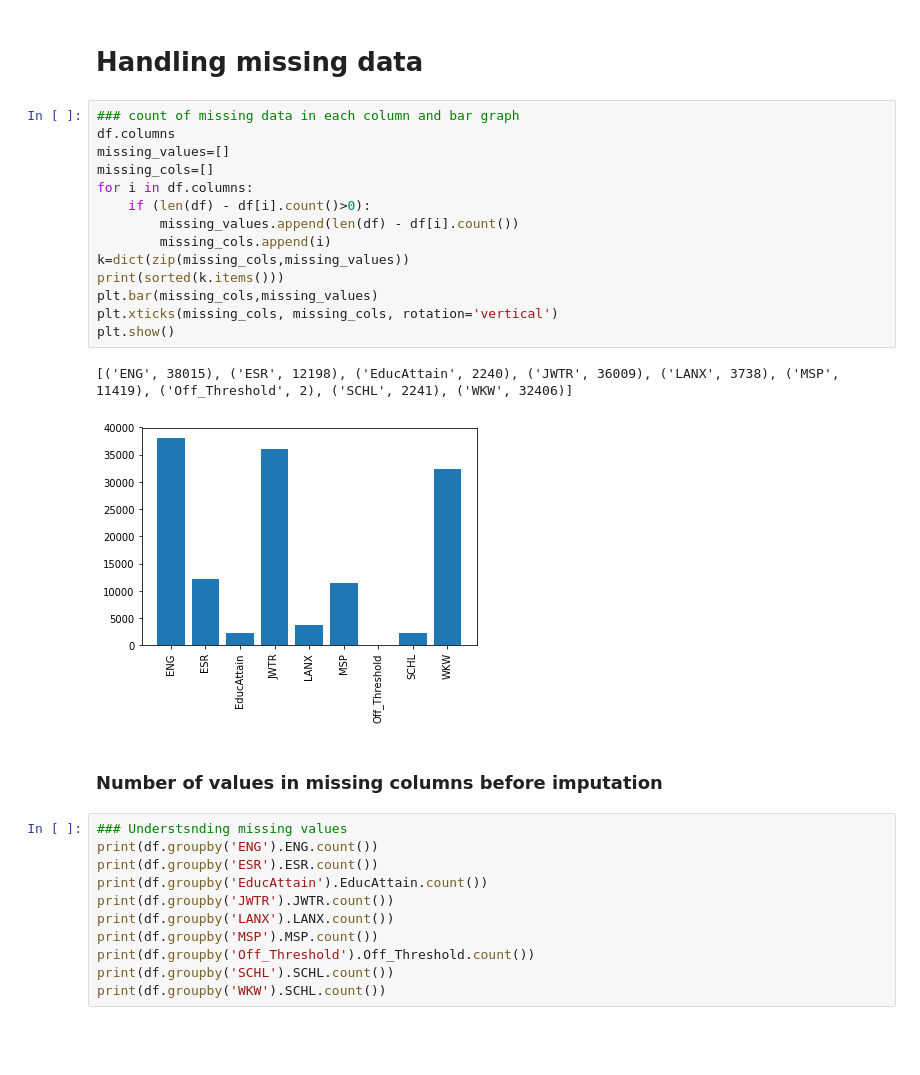
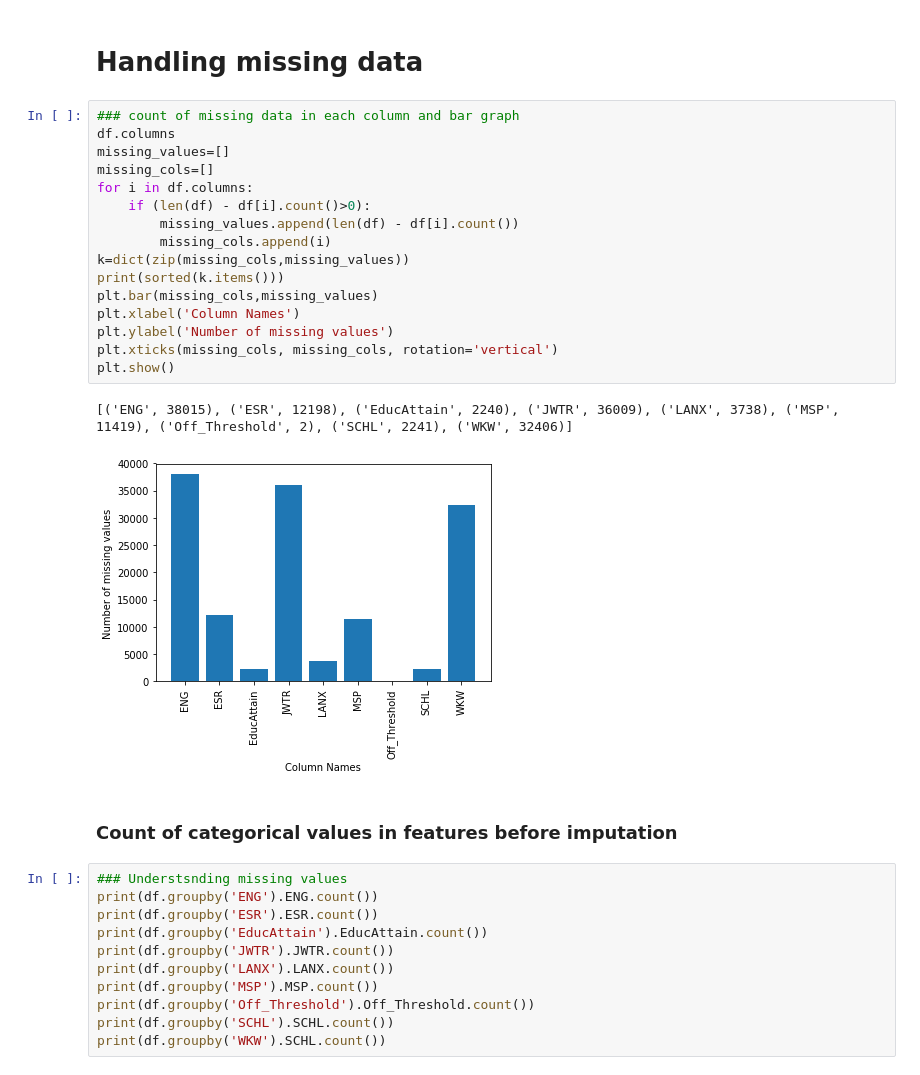
Before and after one commit to abhisheknimmakayala/Data-Mining-Project, a Jupyter notebook: Code/Project Poverty.ipynb, the cells around one changed output. Saved outputs shown, nothing was run; the diff lists cells and outputs as text; blank space fills up the shorter version.

```diff
--- a/Code/Project Poverty.ipynb
+++ b/Code/Project Poverty.ipynb
@@ -165,22 +163,24 @@ Image(graph1.create_png())
 # %%
 ### count of missing data in each column and bar graph
 df.columns
 missing_values=[]
 missing_cols=[]
 for i in df.columns:
     if (len(df) - df[i].count()>0):
         missing_values.append(len(df) - df[i].count())
         missing_cols.append(i)
 k=dict(zip(missing_cols,missing_values))
 print(sorted(k.items()))
 plt.bar(missing_cols,missing_values)
+plt.xlabel('Column Names')
+plt.ylabel('Number of missing values')
 plt.xticks(missing_cols, missing_cols, rotation='vertical')
 plt.show()
 # %% [output]
 [('ENG', 38015), ('ESR', 12198), ('EducAttain', 2240), ('JWTR', 36009), ('LANX', 3738), ('MSP', 11419), ('Off_Threshold', 2), ('SCHL', 2241), ('WKW', 32406)]
-[figure, old version]
+[figure, new version]
 # %% [markdown]
-### Number of values in missing columns before imputation
+### Count of categorical values in features before imputation
 # %%
 ### Understsnding missing values
 print(df.groupby('ENG').ENG.count())
```
Also changed, not shown: parts of 15 cells of this notebook.
